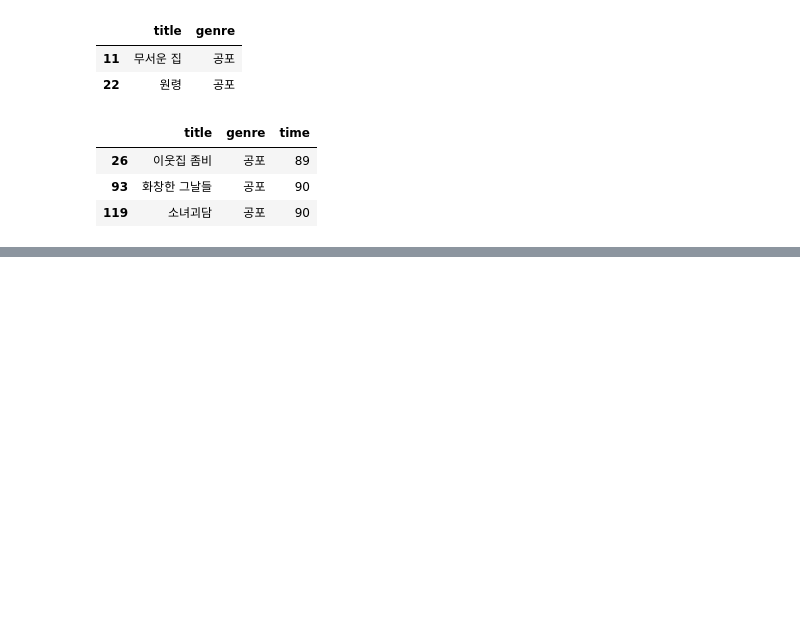
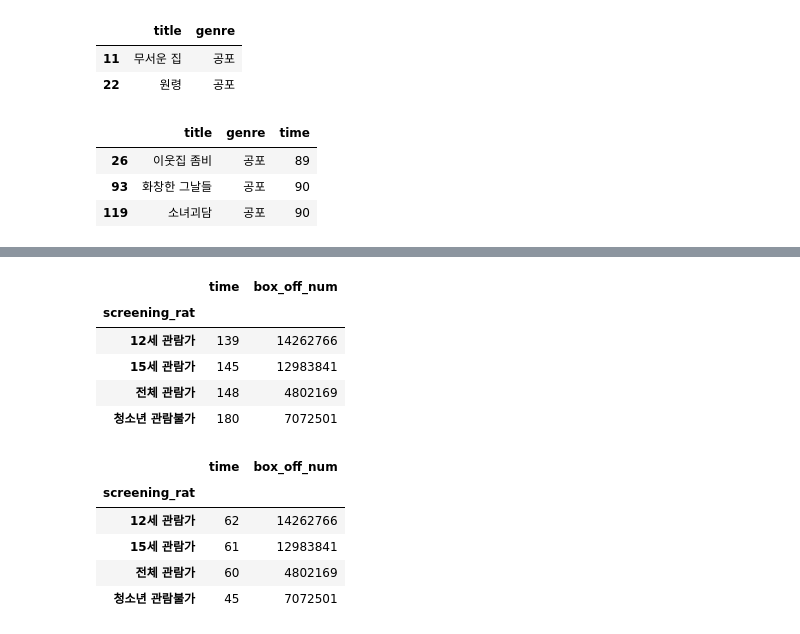
Before and after one commit to LeeJeaHyuk/Jupyter_Practice, a Jupyter notebook: npPd2210/npPrac01.ipynb, the cells around one changed output, grey strips where cells are left out. Drawn from its saved outputs; the diff is of its cells as text; code cells hidden in the pictures; blank space fills up the shorter version.

```diff
--- a/npPd2210/npPrac01.ipynb
+++ b/npPd2210/npPrac01.ipynb
@@ -199,0 +240,19 @@ df[df['box_off_num'] >= df['box_off_num'].mean()].head(2)
+# %%
+# pr01-7
+# GroupBy.agg(func, *args, **kwargs) 이용해서 연산
+# 각 그룹에서 'time','box_off_num'의 최대값을 구해보자
+df_screenRat.agg('max')[['time','box_off_num']]
+df_screenRat.agg({'time': min, 'box_off_num': max}) #각각 다르게 지정할 수 있다 -> indexing을 해 주어야 할 것 같다
+# %% [output]
+|  | time | box_off_num |
+| screening_rat |  |  |
+| 12세 관람가 | 139 | 14262766 |
+| 15세 관람가 | 145 | 12983841 |
+| 전체 관람가 | 148 | 4802169 |
+| 청소년 관람불가 | 180 | 7072501 |
+|  | time | box_off_num |
+| screening_rat |  |  |
+| 12세 관람가 | 62 | 14262766 |
+| 15세 관람가 | 61 | 12983841 |
+| 전체 관람가 | 60 | 4802169 |
+| 청소년 관람불가 | 45 | 7072501 |
```
Also changed, not shown: parts of 5 cells of this notebook, 1 other file.
